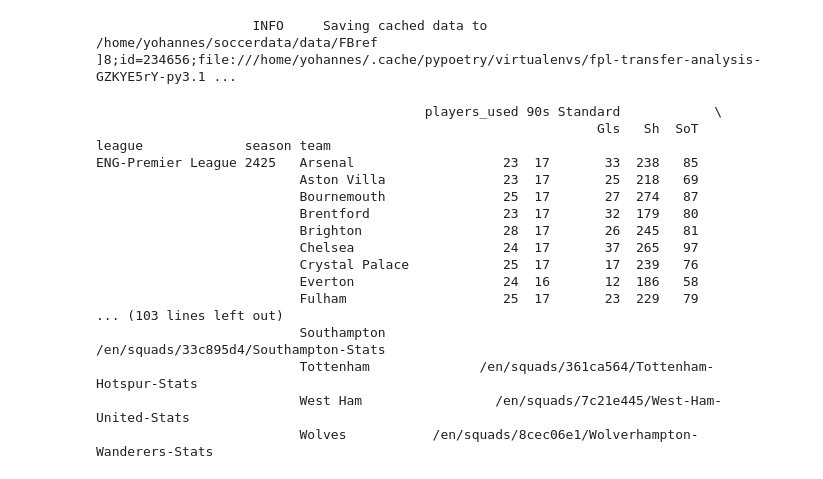
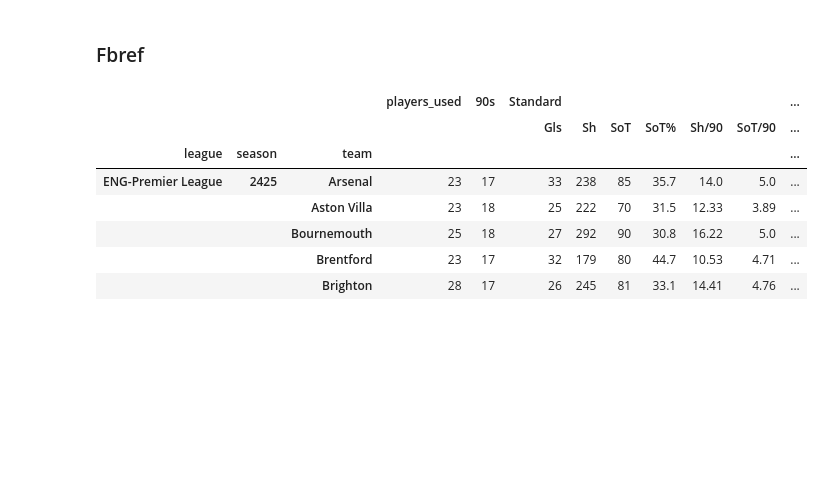
Before and after one commit to YohannesDK/FPL-Transfer-Analysis, a Jupyter notebook: notebooks/prototyping.ipynb, the cells around one changed output. Drawn from its saved outputs; the diff is of its cells as text; code cells hidden in the pictures; blank space fills up the shorter version.

```diff
--- a/notebooks/prototyping.ipynb
+++ b/notebooks/prototyping.ipynb
@@ -16,22 +17,15 @@ from backend.utils import get_shooting_data
-# %%
-data = get_shooting_data()
-print(data)
-# %% [output]
-                    INFO     Saving cached data to /home/yohannes/soccerdata/data/FBref              ]8;id=234656;file:///home/yohannes/.cache/pypoetry/virtualenvs/fpl-transfer-analysis-GZKYE5rY-py3.1 ...
-                                          players_used 90s Standard            \
-                                                                Gls   Sh  SoT
-league             season team
-ENG-Premier League 2425   Arsenal                   23  17       33  238   85
-                          Aston Villa               23  17       25  218   69
-                          Bournemouth               25  17       27  274   87
-                          Brentford                 23  17       32  179   80
-                          Brighton                  28  17       26  245   81
-                          Chelsea                   24  17       37  265   97
-                          Crystal Palace            25  17       17  239   76
-                          Everton                   24  16       12  186   58
-                          Fulham                    25  17       23  229   79
-... (103 lines left out)
-                          Southampton                  /en/squads/33c895d4/Southampton-Stats
-                          Tottenham              /en/squads/361ca564/Tottenham-Hotspur-Stats
-                          West Ham                 /en/squads/7c21e445/West-Ham-United-Stats
-                          Wolves           /en/squads/8cec06e1/Wolverhampton-Wanderers-Stats
+# %% [markdown]
+### Fbref
+# %%
+fbref = get_fbref()
+fbref_team_season_shooting = fbref.read_team_season_stats(stat_type='shooting')
+fbref_team_season_shooting.head()
+# %% [output]
+|  |  |  | players_used | 90s | Standard |  |  |  |  |  | ... |
+|  |  |  |  |  | Gls | Sh | SoT | SoT% | Sh/90 | SoT/90 | ... |
+| league | season | team |  |  |  |  |  |  |  |  | ... |
+| ENG-Premier League | 2425 | Arsenal | 23 | 17 | 33 | 238 | 85 | 35.7 | 14.0 | 5.0 | ... |
+|  |  | Aston Villa | 23 | 18 | 25 | 222 | 70 | 31.5 | 12.33 | 3.89 | ... |
+|  |  | Bournemouth | 25 | 18 | 27 | 292 | 90 | 30.8 | 16.22 | 5.0 | ... |
+|  |  | Brentford | 23 | 17 | 32 | 179 | 80 | 44.7 | 10.53 | 4.71 | ... |
+|  |  | Brighton | 28 | 17 | 26 | 245 | 81 | 33.1 | 14.41 | 4.76 | ... |
```
Also changed, not shown: parts of 18 cells of this notebook, 10 other files.
